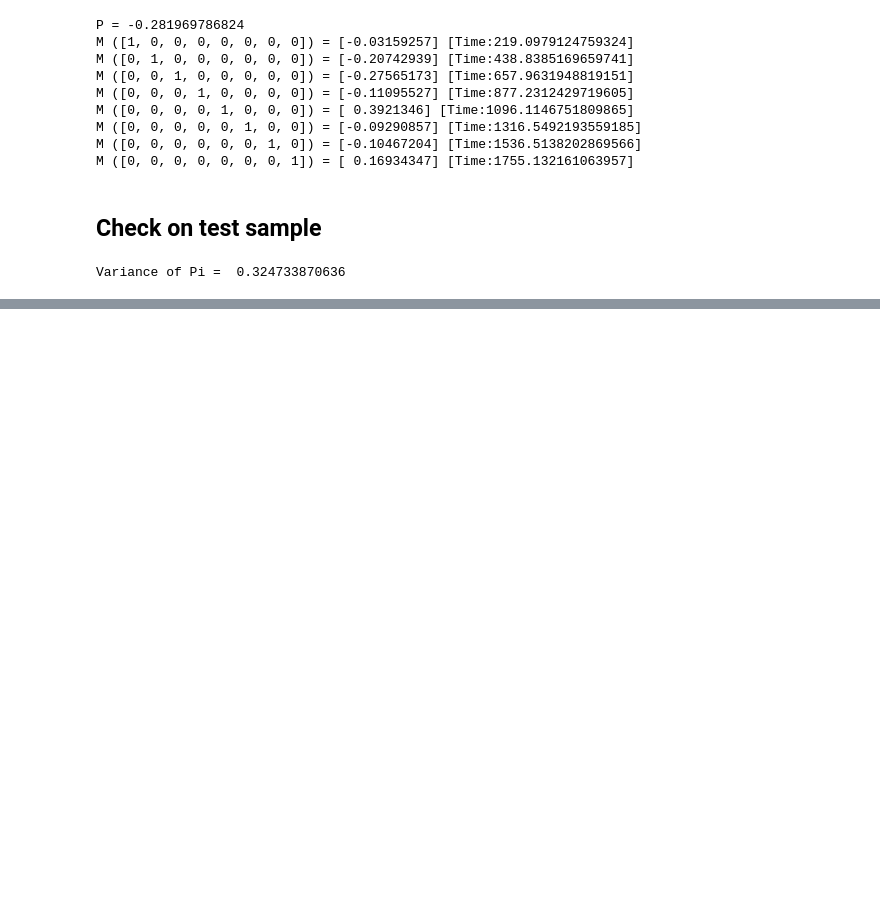
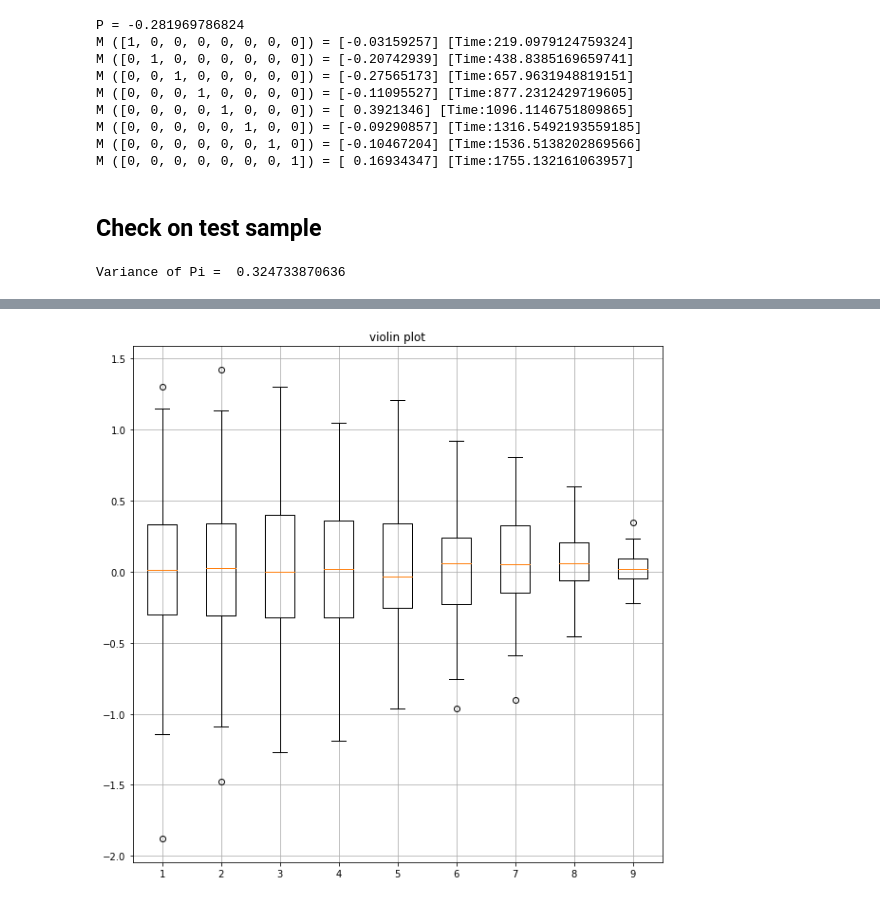
Before and after one commit to ShagadatovNurlan/VR-MCMC, a Jupyter notebook: Gaussian_mixture_8d(truncated)/Final_GM_K1_8d_maxpoly_1.ipynb, the cells around one changed output, grey strips where cells are left out. Saved outputs shown, nothing was run; the diff lists cells and outputs as text; code cells hidden in the pictures; blank space fills up the shorter version.

```diff
--- a/Gaussian_mixture_8d(truncated)/Final_GM_K1_8d_maxpoly_1.ipynb
+++ b/Gaussian_mixture_8d(truncated)/Final_GM_K1_8d_maxpoly_1.ipynb
@@ -188,17 +179,11 @@ def pol_ar_1d(x): #x.shape = (8,1)
 def generate_X_reduced(XX, r):
     N_train = XX.shape[0]
     N = XX.shape[1]
-    X = np.empty((N_train * (N-r) ,9))
+    X = np.empty((N_train * (N-r) ,d+1))
     all_points = XX[:, :N-r].reshape(-1,d)
     X[:,0] = np.ones(N_train * (N-r))
-    X[:,1] = all_points[:,0].squeeze()
-    X[:,2] = all_points[:,1].squeeze()
-    X[:,3] = all_points[:,2].squeeze()
-    X[:,4] = all_points[:,3].squeeze()
-    X[:,5] = all_points[:,4].squeeze()
-    X[:,6] = all_points[:,5].squeeze()
-    X[:,7] = all_points[:,6].squeeze()
-    X[:,8] = all_points[:,7].squeeze()
+    for i in range(1,X.shape[1]):
+        X[:,i] = all_points[:,i-1].squeeze()
     return X
 
 
@@ -416,0 +333,4 @@ plt.show()
+# %%
+print ('               Variance of Pi = ',P_test.var(ddof = 1))
+for i in range(1,d+1):
+    print ('Variance of new estimator (K=1)=',(P_test-M_results[:i].sum(axis = 0)).var(ddof = 1))
@@ -416,0 +347,12 @@ plt.show()
+# %%
+all_data = [P_test]
+for i in range(1,d+1):
+    all_data.append(P_test - M_results[:i].sum(axis = 0))
+
+plt.figure(figsize=(10,10))
+plt.boxplot(all_data)
+plt.title('violin plot')
+plt.grid()
+plt.show()
+# %% [output]
+[figure, added]
```
Also changed, not shown: parts of 19 cells of this notebook, 19 other files.
